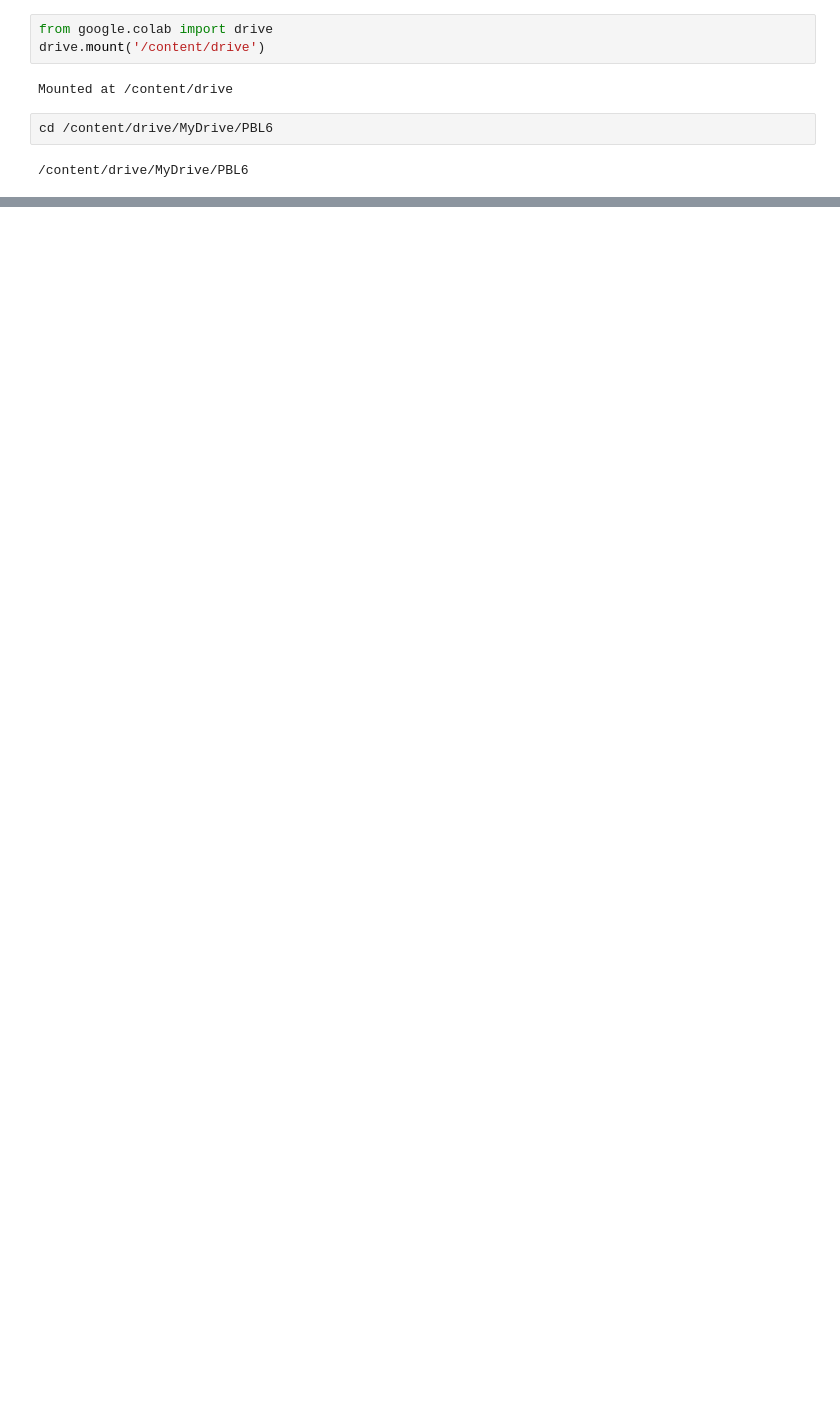
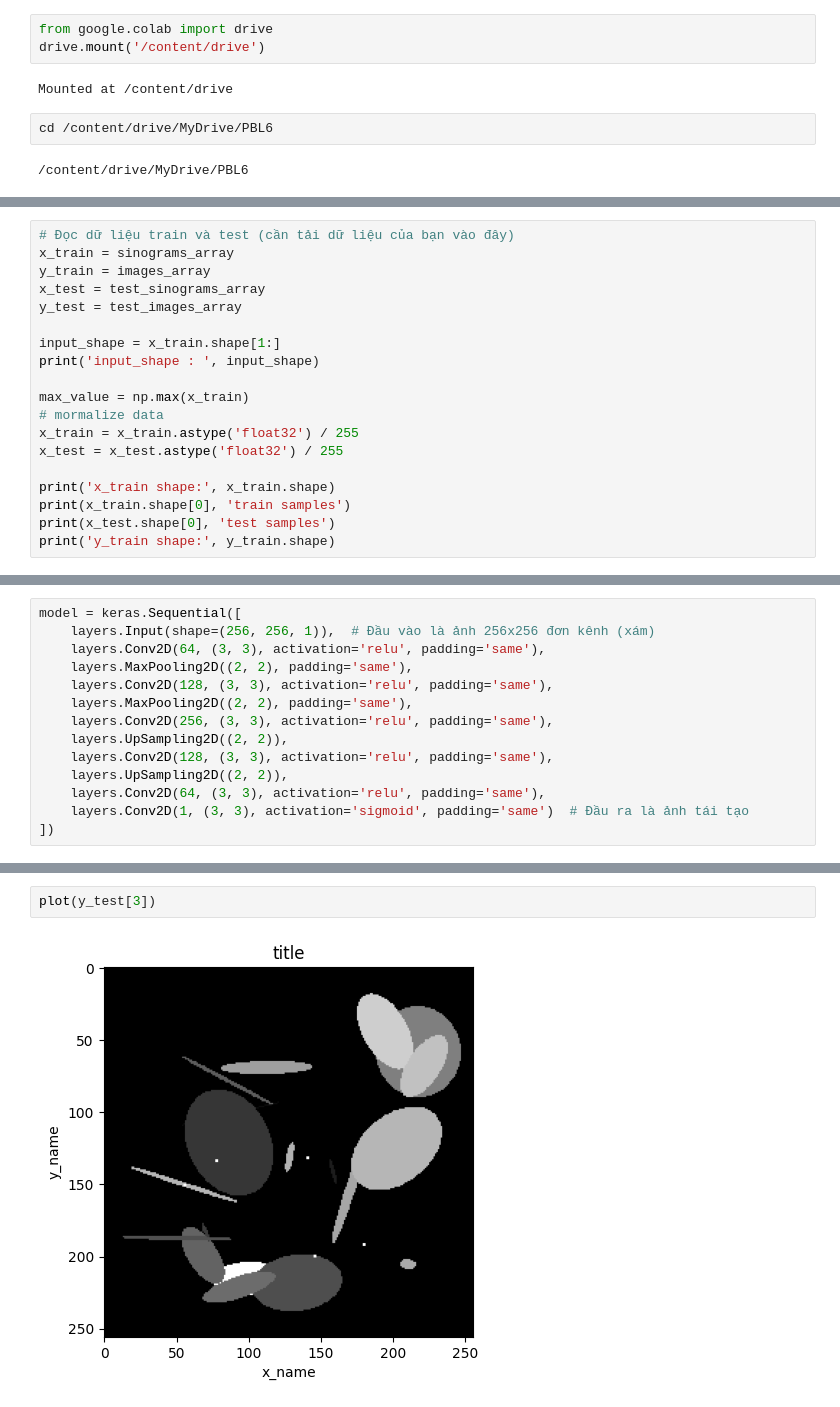
Before and after one commit to duyhau0802/PBL6_CT_Reconstruction_using_AI, a Jupyter notebook: PBL6_sinogram_to_image_model.ipynb, the cells around one changed output, grey strips where cells are left out. Drawn from its saved outputs; the diff is of its cells as text; blank space fills up the shorter version.

```diff
--- a/PBL6_sinogram_to_image_model.ipynb
+++ b/PBL6_sinogram_to_image_model.ipynb
@@ -157,0 +215,19 @@ for i in range(10):
+# %%
+# Đọc dữ liệu train và test (cần tải dữ liệu của bạn vào đây)
+x_train = sinograms_array
+y_train = images_array
+x_test = test_sinograms_array
+y_test = test_images_array
+
+input_shape = x_train.shape[1:]
+print('input_shape : ', input_shape)
+
+max_value = np.max(x_train)
+# mormalize data
+x_train = x_train.astype('float32') / 255
+x_test = x_test.astype('float32') / 255
+
+print('x_train shape:', x_train.shape)
+print(x_train.shape[0], 'train samples')
+print(x_test.shape[0], 'test samples')
+print('y_train shape:', y_train.shape)
@@ -157,0 +240,14 @@ for i in range(10):
+# %%
+model = keras.Sequential([
+    layers.Input(shape=(256, 256, 1)),  # Đầu vào là ảnh 256x256 đơn kênh (xám)
+    layers.Conv2D(64, (3, 3), activation='relu', padding='same'),
+    layers.MaxPooling2D((2, 2), padding='same'),
+    layers.Conv2D(128, (3, 3), activation='relu', padding='same'),
+    layers.MaxPooling2D((2, 2), padding='same'),
+    layers.Conv2D(256, (3, 3), activation='relu', padding='same'),
+    layers.UpSampling2D((2, 2)),
+    layers.Conv2D(128, (3, 3), activation='relu', padding='same'),
+    layers.UpSampling2D((2, 2)),
+    layers.Conv2D(64, (3, 3), activation='relu', padding='same'),
+    layers.Conv2D(1, (3, 3), activation='sigmoid', padding='same')  # Đầu ra là ảnh tái tạo
+])
@@ -157,0 +335,4 @@ for i in range(10):
+# %%
+plot(y_test[3])
+# %% [output]
+[figure, added]
```
Also changed, not shown: parts of 53 cells of this notebook.
